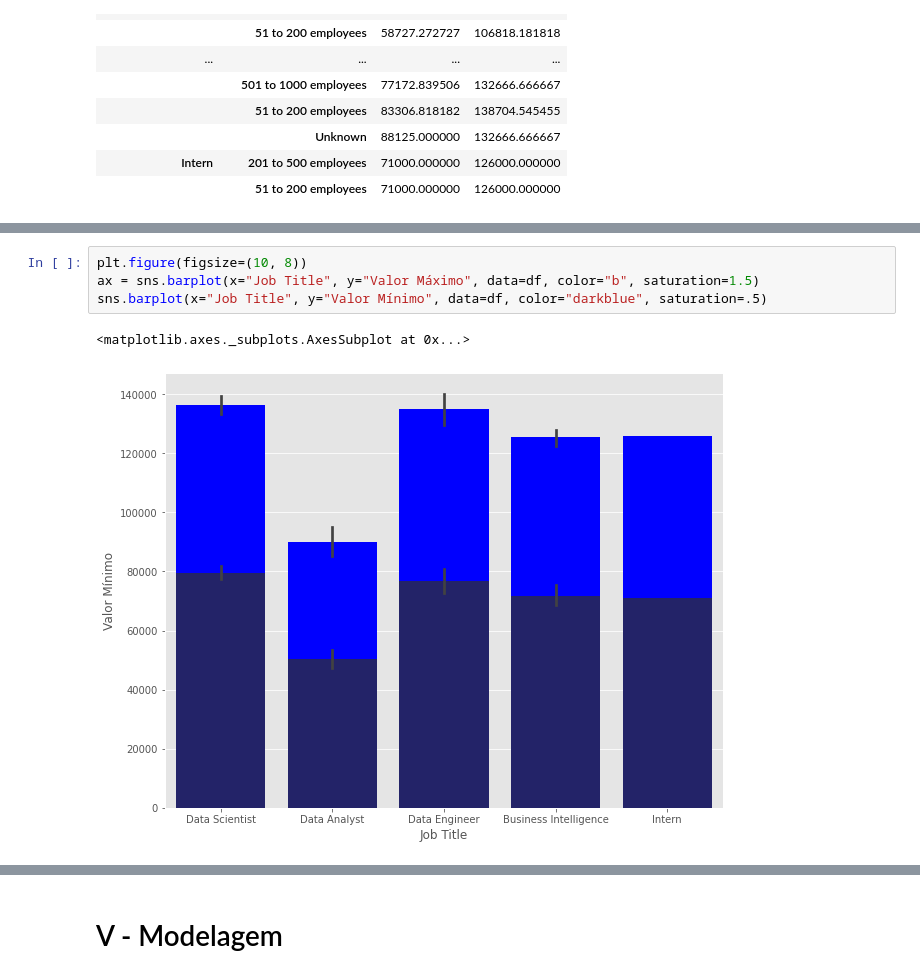
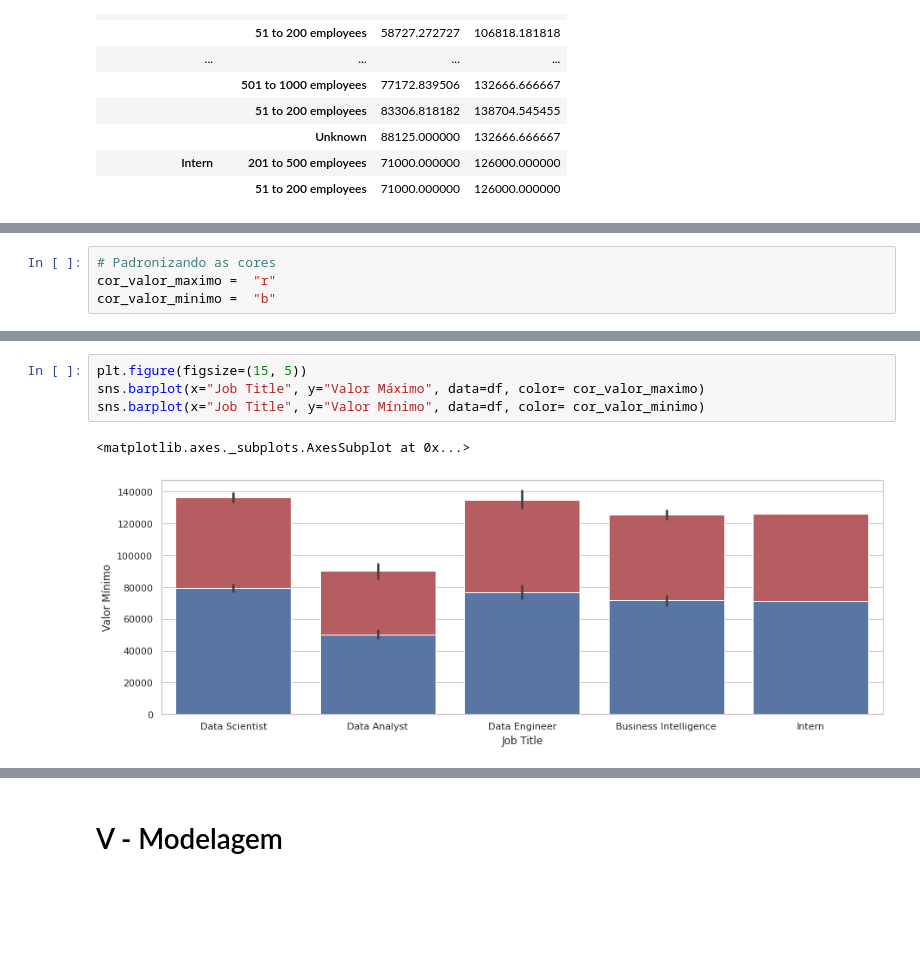
Before and after one commit to JoaoDaross/ProjetoFinalAwari, a Jupyter notebook: ProjetoFinalAwari.ipynb, the cells around one changed output, grey strips where cells are left out. Saved outputs shown, nothing was run; the diff lists cells and outputs as text; blank space fills up the shorter version.

```diff
--- a/ProjetoFinalAwari.ipynb
+++ b/ProjetoFinalAwari.ipynb
@@ -358,3 +356,7 @@ criar variavel para cor
+# %%
+# Padronizando as cores
+cor_valor_maximo =  "r"
+cor_valor_minimo =  "b"
 # %%
 # Aplicando um estilo aos plots
 plt.style.use("ggplot")
@@ -404,9 +375,9 @@ Text(0.5, 1.0, 'Salários máximo e mínimo x cargo')
 # %%
-plt.figure(figsize=(10, 8))
-ax = sns.barplot(x="Job Title", y="Valor Máximo", data=df, color="b", saturation=1.5)
-sns.barplot(x="Job Title", y="Valor Mínimo", data=df, color="darkblue", saturation=.5)
+plt.figure(figsize=(15, 5))
+sns.barplot(x="Job Title", y="Valor Máximo", data=df, color= cor_valor_maximo)
+sns.barplot(x="Job Title", y="Valor Mínimo", data=df, color= cor_valor_minimo)
 # %% [output]
 <matplotlib.axes._subplots.AxesSubplot at 0x...>
-[figure, old version]
+[figure, new version]
 # %%
 plt.figure(figsize=(10, 8))
```
Also changed, not shown: parts of 8 cells of this notebook.
